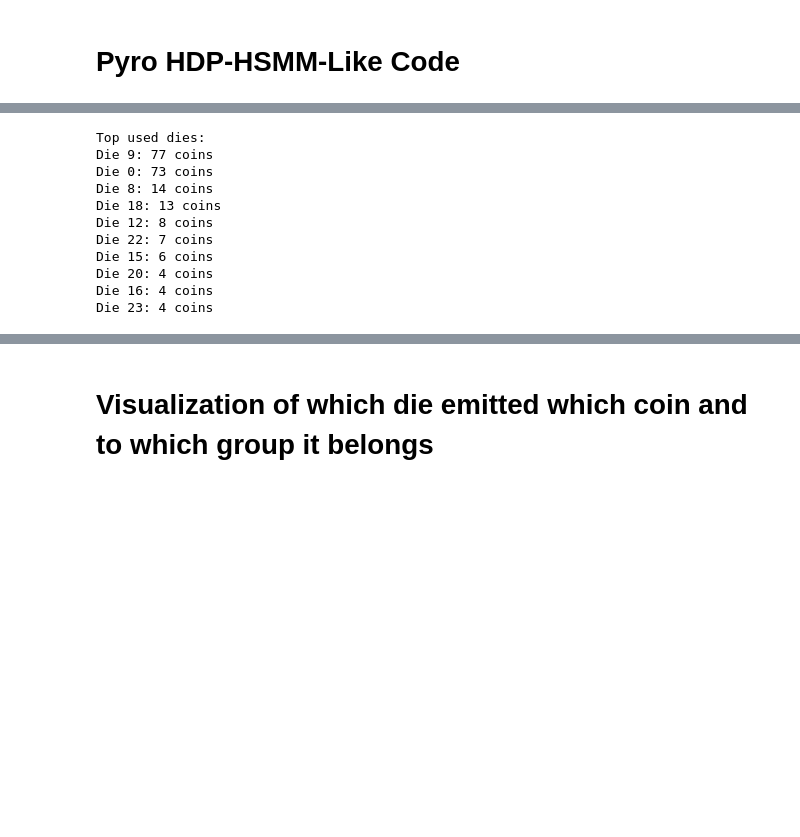
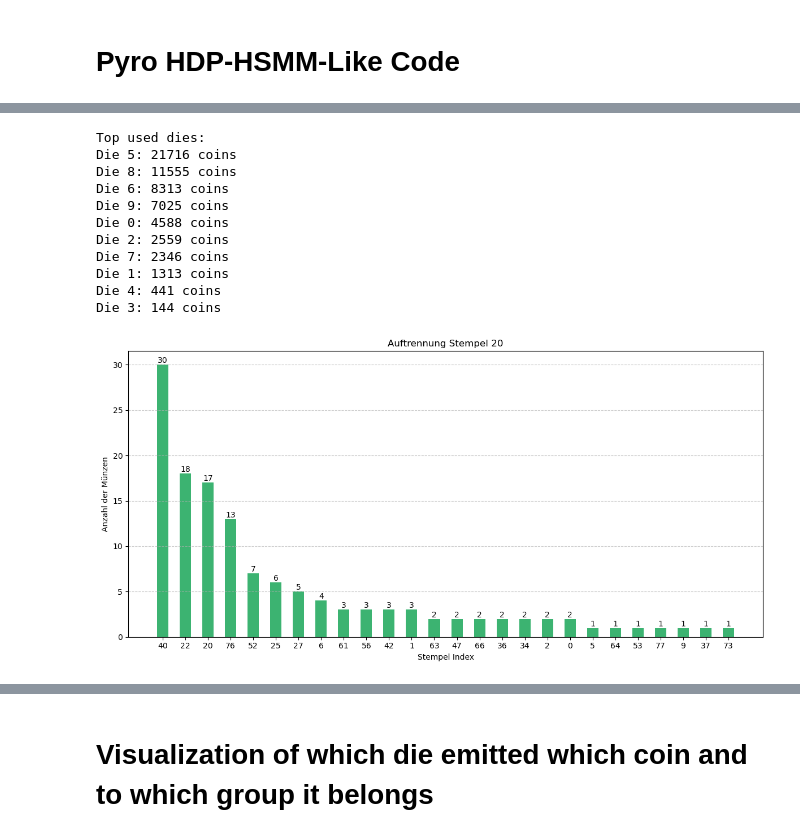
Before and after one commit to alexander-schl/data_challenges, a Jupyter notebook: true_hdp_hsmm.ipynb, the cells around one changed output, grey strips where cells are left out. Saved outputs shown, nothing was run; the diff lists cells and outputs as text; code cells hidden in the pictures; blank space fills up the shorter version.

```diff
--- a/true_hdp_hsmm.ipynb
+++ b/true_hdp_hsmm.ipynb
@@ -402,7 +439,8 @@ beta_k_q = pyro.param("beta_k_q").detach()
 beta = torch.cat([beta_k_q, 1 - beta_k_q.sum().unsqueeze(0)])  # [num_states + 1]
 
 # Load paths
-image_paths = data["paths"]
+#image_paths = data["paths"]
+image_paths = data["labels"]
 
 # Assign image path to die
 coin_to_die = []  # updated
@@ -440,8 +478,13 @@ Saved coin-to-die assignments to: coin_die_assignments_groundtruth.csv
 # %%
 from collections import Counter
-
+#path = "coin_die_assignments_reverse_die20.csv"
+#df = pd.read_csv(coin_to_die)
+#coin_to_die = df
 # Count how often each die is used
-die_counts = Counter([entry["die_index"] for entry in coin_to_die])
+if isinstance(coin_to_die, list):
+    die_counts = Counter(entry["die_index"] for entry in coin_to_die)
+else:
+    die_counts = Counter(coin_to_die["die_index"])
 
 # Print top 10 most used dies
 print("Top used dies:")
@@ -449,16 +492,44 @@ for die, count in die_counts.most_common(10):
     print(f"Die {die}: {count} coins")
 # %% [output]
 Top used dies:
-Die 9: 77 coins
-Die 0: 73 coins
-Die 8: 14 coins
-Die 18: 13 coins
-Die 12: 8 coins
-Die 22: 7 coins
-Die 15: 6 coins
-Die 20: 4 coins
-Die 16: 4 coins
-Die 23: 4 coins
+Die 5: 21716 coins
+Die 8: 11555 coins
+Die 6: 8313 coins
+Die 9: 7025 coins
+Die 0: 4588 coins
+Die 2: 2559 coins
+Die 7: 2346 coins
+Die 1: 1313 coins
+Die 4: 441 coins
+Die 3: 144 coins
+# %%
+import matplotlib.pyplot as plt
+
+sorted_dice = die_counts.most_common()  # Returns list of (die_index, count)
+dice_labels, counts = zip(*sorted_dice)
+
+x_positions = [i * 2 - 1 for i in range(1, len(dice_labels) + 1)]
+number = int(path.split("_")[4].split(".")[0][3:])
+
+# Plot
+plt.figure(figsize=(12, 6))
+bar_width = 1.0
+bars = plt.bar(x_positions, counts, width=bar_width, color='mediumseagreen')
+
+for bar in bars:
+    height = bar.get_height()
+    plt.text(bar.get_x() + bar.get_width() / 2, height, str(height), ha='center', va='bottom')
+
+# Set custom ticks at bar centers
+plt.xticks(x_positions, dice_labels)
+plt.xlabel("Stempel Index")
+plt.ylabel("Anzahl der Münzen")
+plt.title(f"Auftrennung Stempel {number}")
+plt.grid(axis='y', linestyle='--', alpha=0.6)
+plt.tight_layout()
+plt.show()
+# %% [output]
+[figure, added]
 # %%
 len(die_counts)
 # %% [output]
```
Also changed, not shown: parts of 15 cells of this notebook, 1 other file.
